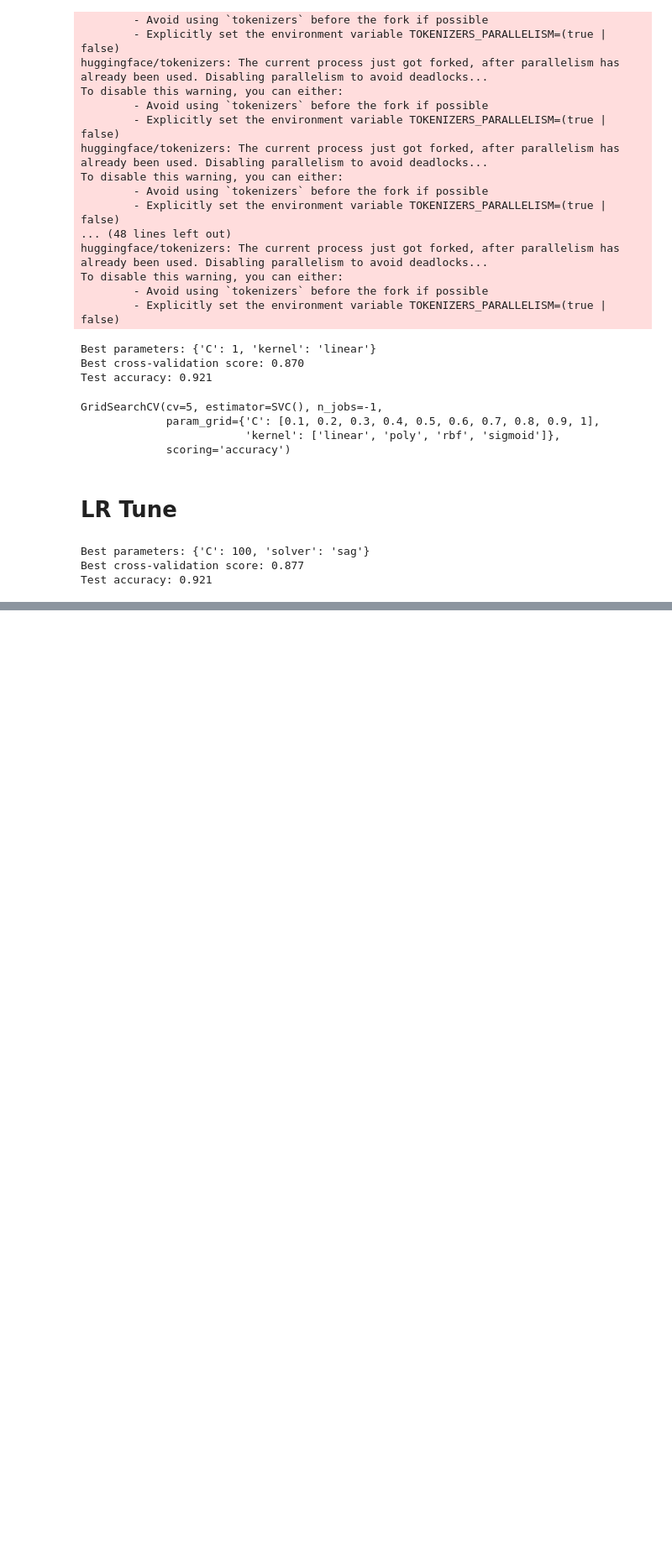
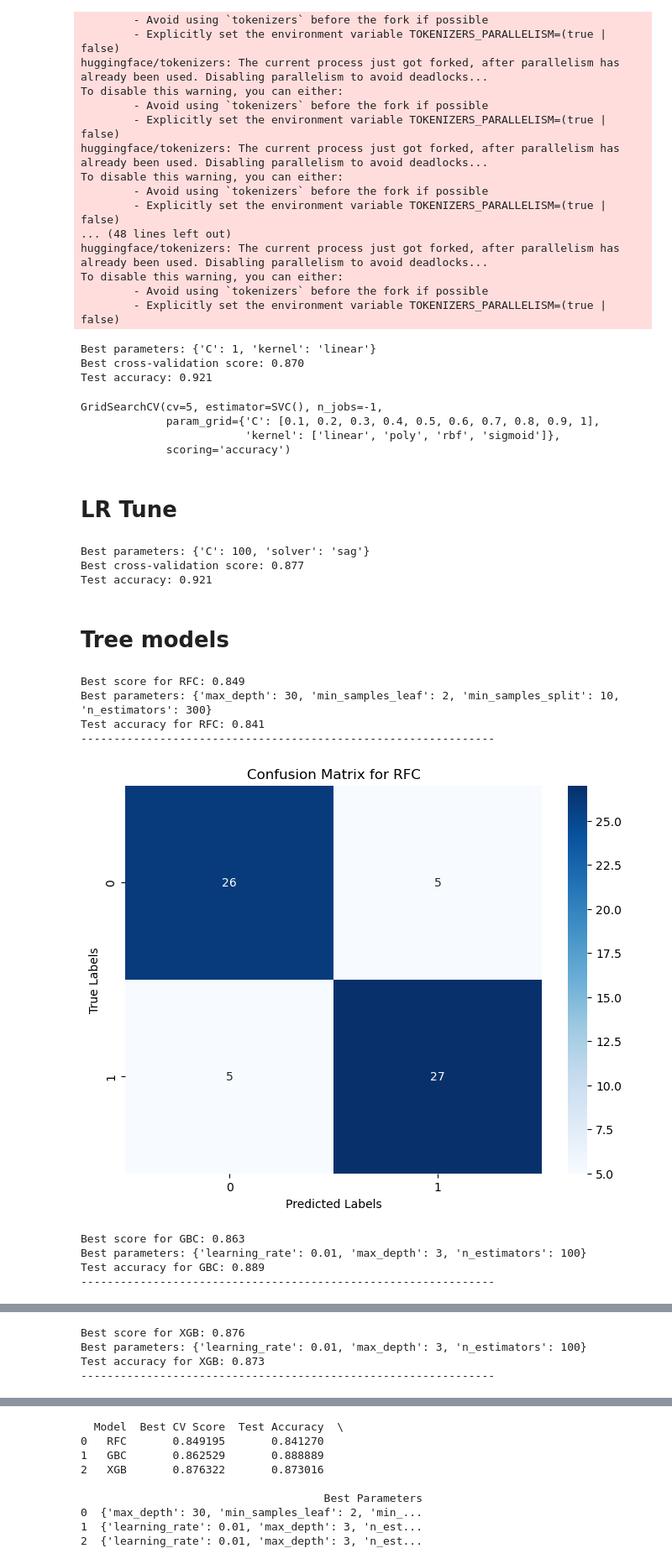
Before and after one commit to MaukanMir/Social-NLP-Project, a Jupyter notebook: training.ipynb, the cells around one changed output, grey strips where cells are left out. Shown: that part at 84% size. Saved outputs shown, nothing was run; the diff lists cells and outputs as text; code cells hidden in the pictures; blank space fills up the shorter version.

Commit message:
added new models

```diff
--- a/training.ipynb
+++ b/training.ipynb
@@ -356,3 +356,41 @@ logistic_regression_tune_cv(X, y)
 Best parameters: {'C': 100, 'solver': 'sag'}
 Best cross-validation score: 0.877
 Test accuracy: 0.921
+# %% [markdown]
+# Tree models
+# %%
+names = ["RFC", "GBC", "XGB"]
+models = get_selected_models(names)
+
+param_grid = {
+    'RFC': {
+        'n_estimators': [100, 200, 300],
+        'max_depth': [None, 10, 20, 30],
+        'min_samples_split': [2, 5, 10],
+        'min_samples_leaf': [1, 2, 4],
+    },
+    'GBC': {
+        'n_estimators': [100, 200, 300],
+        'learning_rate': [0.01, 0.1, 0.2],
+        'max_depth': [3, 5, 7]
+    },
+    'XGB': {
+        'n_estimators': [100, 200, 300],
+        'max_depth': [3, 5, 7],
+        'learning_rate': [0.01, 0.1, 0.2]
+    }
+}
+
+metric = make_scorer(accuracy_score)
+
+grid_search_selected_models(param_grid, names, models, X, y, metric)
+# %% [output]
+Best score for RFC: 0.849
+Best parameters: {'max_depth': 30, 'min_samples_leaf': 2, 'min_samples_split': 10, 'n_estimators': 300}
+Test accuracy for RFC: 0.841
+---------------------------------------------------------------
+[figure, added]
+Best score for GBC: 0.863
+Best parameters: {'learning_rate': 0.01, 'max_depth': 3, 'n_estimators': 100}
+Test accuracy for GBC: 0.889
+---------------------------------------------------------------
@@ -358,0 +398,4 @@ Test accuracy: 0.921
+Best score for XGB: 0.876
+Best parameters: {'learning_rate': 0.01, 'max_depth': 3, 'n_estimators': 100}
+Test accuracy for XGB: 0.873
+---------------------------------------------------------------
@@ -358,0 +403,9 @@ Test accuracy: 0.921
+  Model  Best CV Score  Test Accuracy  \
+0   RFC       0.849195       0.841270
+1   GBC       0.862529       0.888889
+2   XGB       0.876322       0.873016
+
+                                     Best Parameters
+0  {'max_depth': 30, 'min_samples_leaf': 2, 'min_...
+1  {'learning_rate': 0.01, 'max_depth': 3, 'n_est...
+2  {'learning_rate': 0.01, 'max_depth': 3, 'n_est...
```
Also changed, not shown: parts of 1 cell of this notebook.
